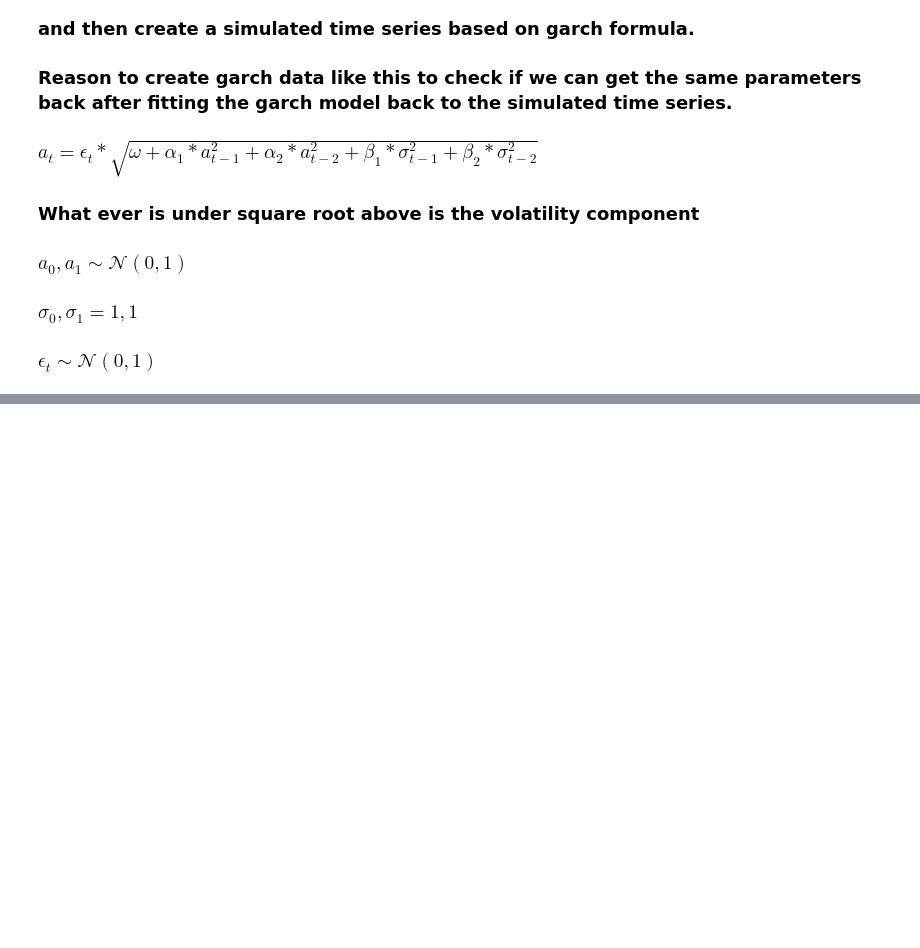
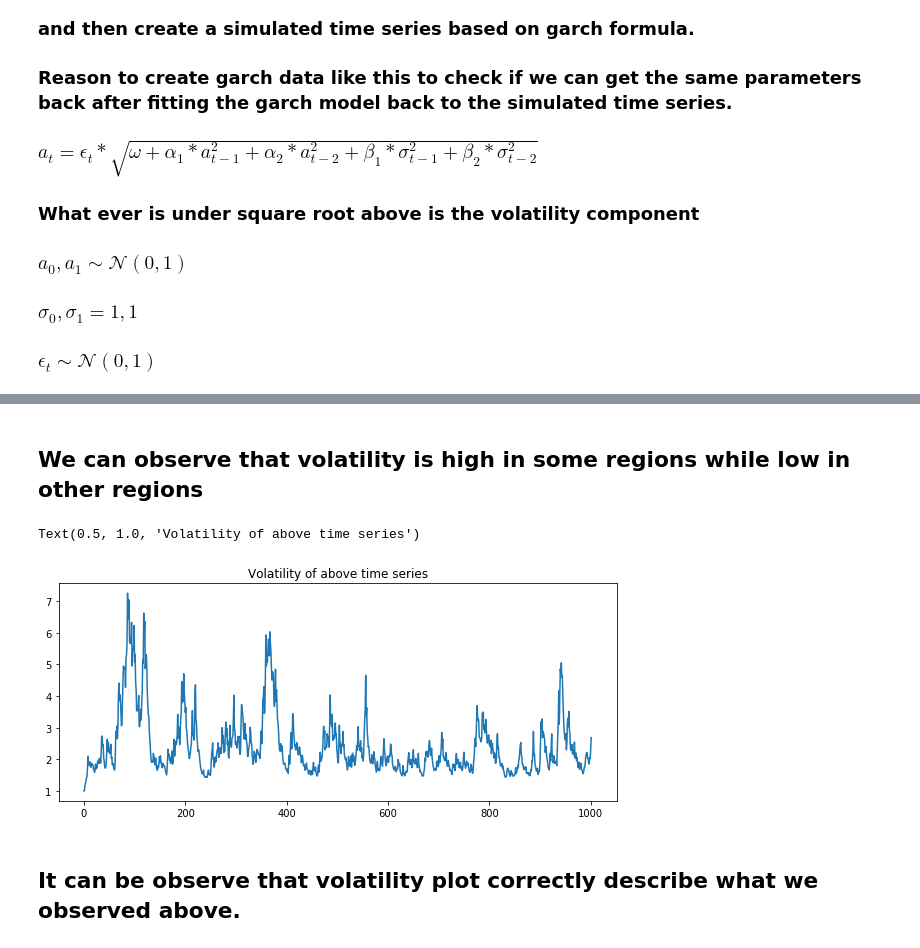
Before and after one commit to Karanpalshekhawat/time-series-analysis, a Jupyter notebook: Introduction to Garch Model .ipynb, the cells around one changed output, grey strips where cells are left out. Saved outputs shown, nothing was run; the diff lists cells and outputs as text; code cells hidden in the pictures; blank space fills up the shorter version.

```diff
--- a/Introduction to Garch Model .ipynb
+++ b/Introduction to Garch Model .ipynb
@@ -57,0 +57,11 @@ vol_time_series
+# %% [markdown]
+## We can observe that volatility is high in some regions while low in other regions
+# %%
+plt.figure(figsize=(10,4))
+plt.plot(vol_time_series)
+plt.title("Volatility of above time series")
+# %% [output]
+Text(0.5, 1.0, 'Volatility of above time series')
+[figure, added]
+# %% [markdown]
+## It can be observe that volatility plot correctly describe what we observed above.
```
Also changed, not shown: parts of 5 cells of this notebook.
